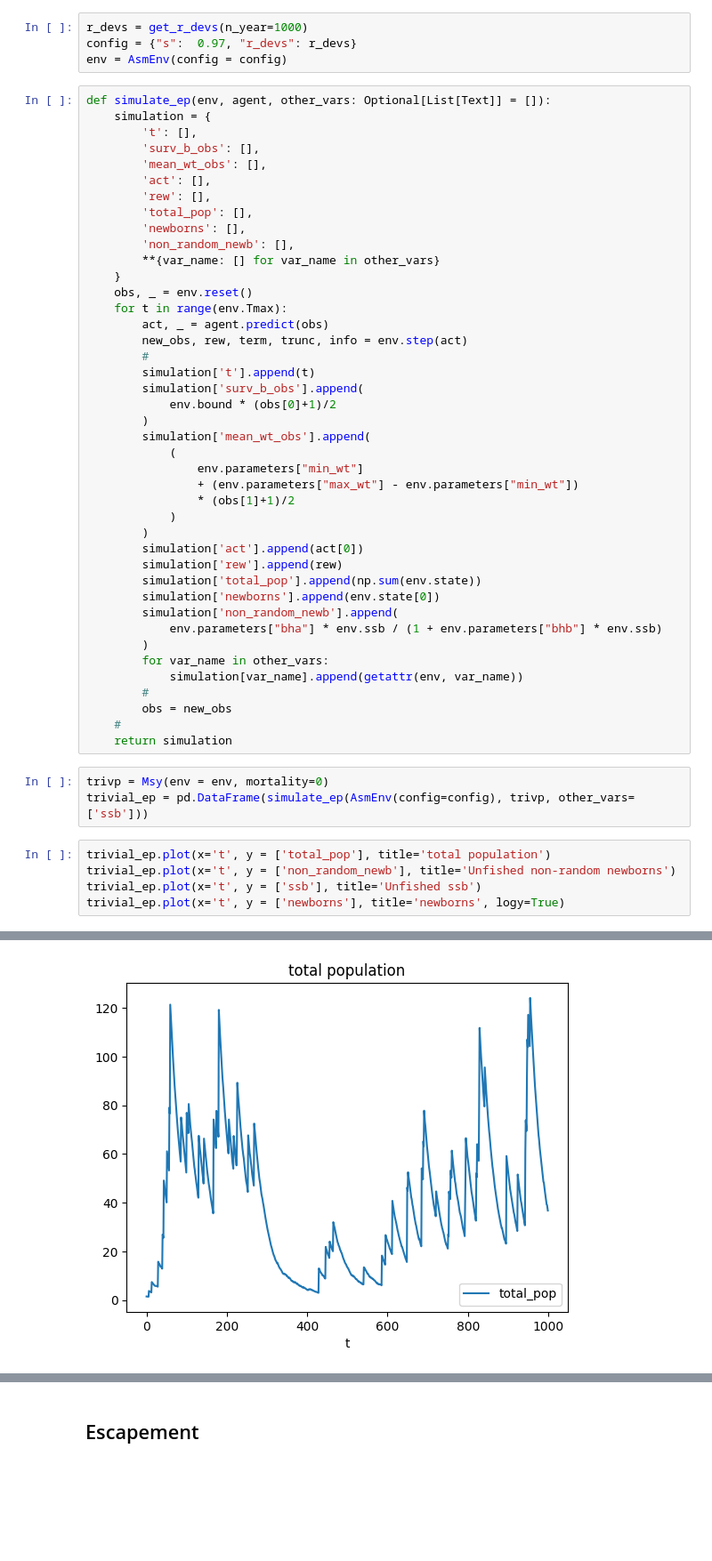
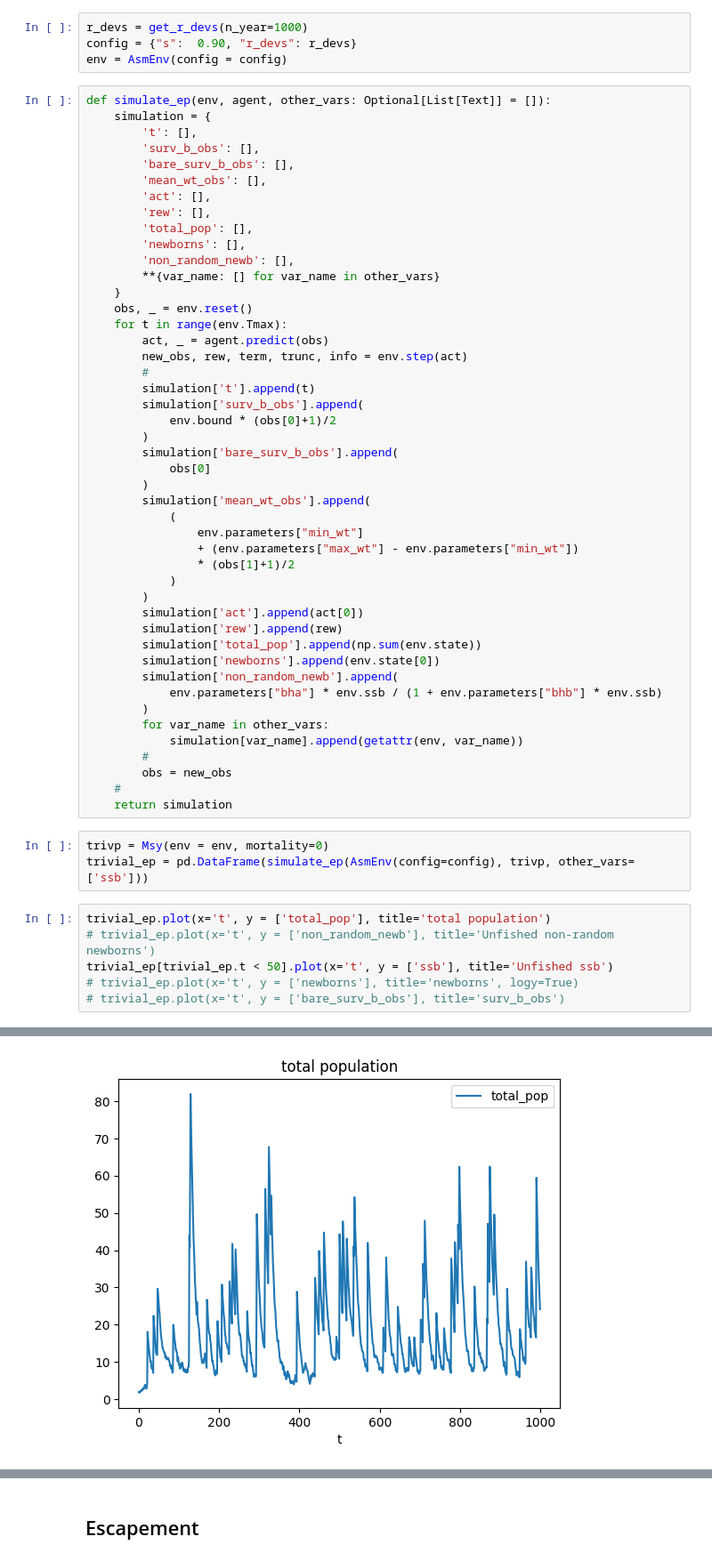
Before and after one commit to petebachant/rl4fisheries, a Jupyter notebook: notebooks/popdyn_tests.ipynb, the cells around one changed output, grey strips where cells are left out. Shown at 89% size. Drawn from its saved outputs; the diff is of its cells as text; blank space fills up the shorter version.

```diff
--- a/notebooks/popdyn_tests.ipynb
+++ b/notebooks/popdyn_tests.ipynb
@@ -7,13 +9,14 @@ from rl4fisheries import Msy, ConstEsc, CautionaryRule, AsmEnv
 from rl4fisheries.envs.asm_fns import get_r_devs
 # %%
 r_devs = get_r_devs(n_year=1000)
-config = {"s":  0.97, "r_devs": r_devs}
+config = {"s":  0.90, "r_devs": r_devs}
 env = AsmEnv(config = config)
 # %%
 def simulate_ep(env, agent, other_vars: Optional[List[Text]] = []):
     simulation = {
         't': [],
         'surv_b_obs': [],
+        'bare_surv_b_obs': [],
         'mean_wt_obs': [],
         'act': [],
         'rew': [],
@@ -30,6 +33,9 @@ def simulate_ep(env, agent, other_vars: Optional[List[Text]] = []):
         simulation['t'].append(t)
         simulation['surv_b_obs'].append(
             env.bound * (obs[0]+1)/2
+        )
+        simulation['bare_surv_b_obs'].append(
+            obs[0]
         )
         simulation['mean_wt_obs'].append(
             (
@@ -56,7 +62,8 @@ trivp = Msy(env = env, mortality=0)
 trivial_ep = pd.DataFrame(simulate_ep(AsmEnv(config=config), trivp, other_vars=['ssb']))
 # %%
 trivial_ep.plot(x='t', y = ['total_pop'], title='total population')
-trivial_ep.plot(x='t', y = ['non_random_newb'], title='Unfished non-random newborns')
-trivial_ep.plot(x='t', y = ['ssb'], title='Unfished ssb')
-trivial_ep.plot(x='t', y = ['newborns'], title='newborns', logy=True)
+# trivial_ep.plot(x='t', y = ['non_random_newb'], title='Unfished non-random newborns')
+trivial_ep[trivial_ep.t < 50].plot(x='t', y = ['ssb'], title='Unfished ssb')
+# trivial_ep.plot(x='t', y = ['newborns'], title='newborns', logy=True)
+# trivial_ep.plot(x='t', y = ['bare_surv_b_obs'], title='surv_b_obs')
 # %% [output]
@@ -64 +71 @@ trivial_ep.plot(x='t', y = ['newborns'], title='newborns', logy=True)
-[figure, old version]
+[figure, new version]
```
Also changed, not shown: parts of 9 cells of this notebook, 6 other files.
